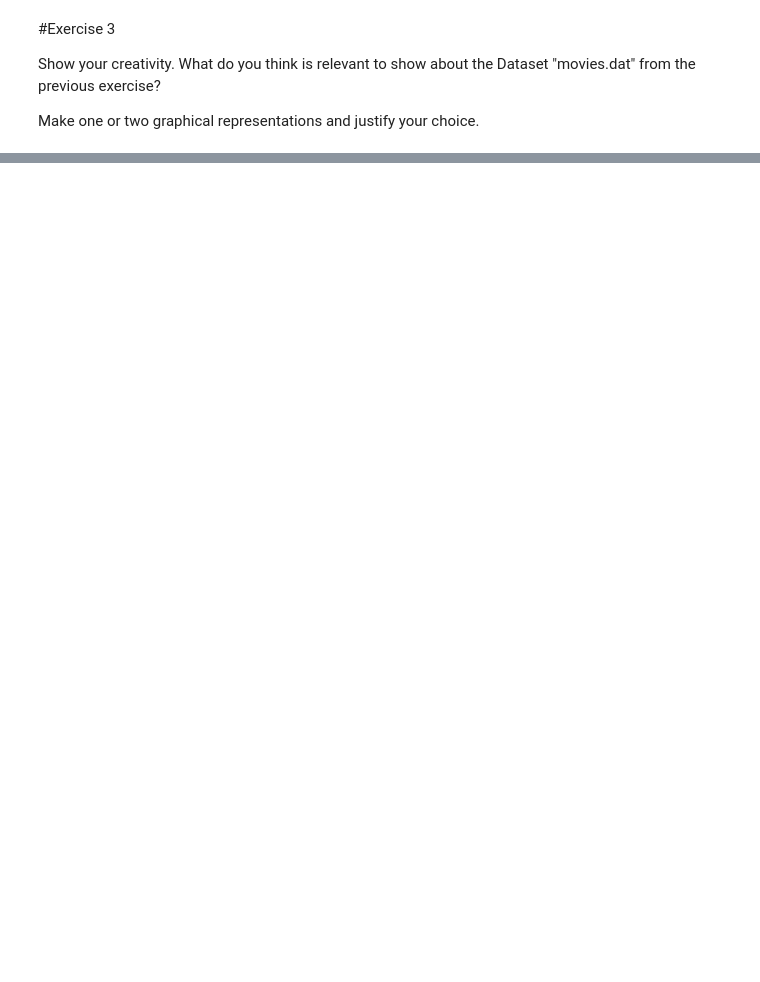
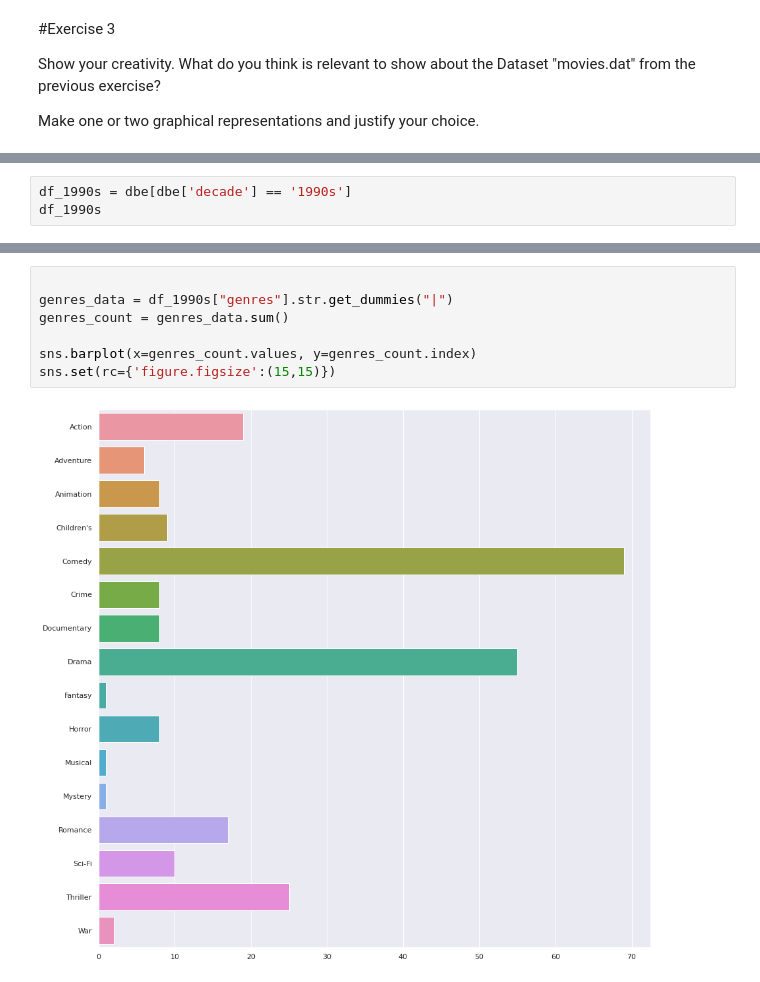
Before and after one commit to ddenebb/visualitzacio_exploratoria, a Jupyter notebook: Tasca_M4_T02.ipynb, the cells around one changed output, grey strips where cells are left out. Cells and saved outputs as stored; diff of their text form; blank space fills up the shorter version.

```diff
--- a/Tasca_M4_T02.ipynb
+++ b/Tasca_M4_T02.ipynb
@@ -1208,0 +1270,3 @@ Make one or two graphical representations and justify your choice.
+# %%
+df_1990s = dbe[dbe['decade'] == '1990s']
+df_1990s
@@ -1208,0 +1288,9 @@ Make one or two graphical representations and justify your choice.
+# %%
+
+genres_data = df_1990s["genres"].str.get_dummies("|")
+genres_count = genres_data.sum()
+
+sns.barplot(x=genres_count.values, y=genres_count.index)
+sns.set(rc={'figure.figsize':(15,15)})
+# %% [output]
+[figure, added]
```
Also changed, not shown: parts of 43 cells of this notebook.
